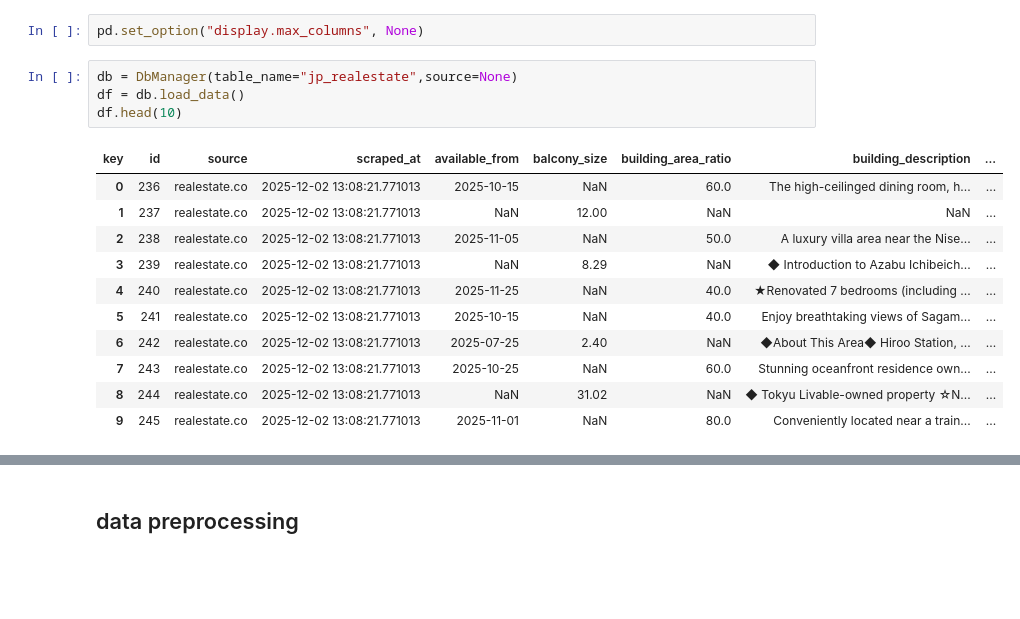
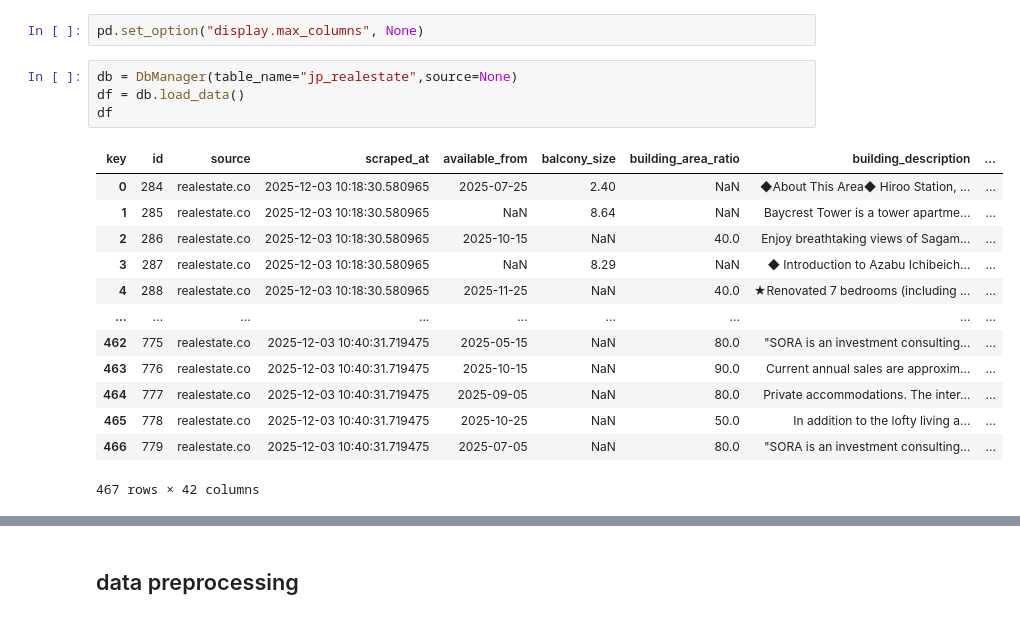
Before and after one commit to dav404-cmd/realestate_agent, a Jupyter notebook: ml_analysis/notebooks/protype_ml.ipynb, the cells around one changed output, grey strips where cells are left out. Cells and saved outputs as stored; diff of their text form; blank space fills up the shorter version.

```diff
--- a/ml_analysis/notebooks/protype_ml.ipynb
+++ b/ml_analysis/notebooks/protype_ml.ipynb
@@ -14,19 +14,21 @@ pd.set_option("display.max_columns", None)
 # %%
 db = DbManager(table_name="jp_realestate",source=None)
 df = db.load_data()
-df.head(10)
+df
 # %% [output]
 | key | id | source | scraped_at | available_from | balcony_size | building_area_ratio | building_description | ... |
-| 0 | 236 | realestate.co | 2025-12-02 13:08:21.771013 | 2025-10-15 | NaN | 60.0 | The high-ceilinged dining room, h... | ... |
-| 1 | 237 | realestate.co | 2025-12-02 13:08:21.771013 | NaN | 12.00 | NaN | NaN | ... |
-| 2 | 238 | realestate.co | 2025-12-02 13:08:21.771013 | 2025-11-05 | NaN | 50.0 | A luxury villa area near the Nise... | ... |
-| 3 | 239 | realestate.co | 2025-12-02 13:08:21.771013 | NaN | 8.29 | NaN | ◆ Introduction to Azabu Ichibeich... | ... |
-| 4 | 240 | realestate.co | 2025-12-02 13:08:21.771013 | 2025-11-25 | NaN | 40.0 | ★Renovated 7 bedrooms (including ... | ... |
-| 5 | 241 | realestate.co | 2025-12-02 13:08:21.771013 | 2025-10-15 | NaN | 40.0 | Enjoy breathtaking views of Sagam... | ... |
-| 6 | 242 | realestate.co | 2025-12-02 13:08:21.771013 | 2025-07-25 | 2.40 | NaN | ◆About This Area◆ Hiroo Station, ... | ... |
-| 7 | 243 | realestate.co | 2025-12-02 13:08:21.771013 | 2025-10-25 | NaN | 60.0 | Stunning oceanfront residence own... | ... |
-| 8 | 244 | realestate.co | 2025-12-02 13:08:21.771013 | NaN | 31.02 | NaN | ◆ Tokyu Livable-owned property ☆N... | ... |
-| 9 | 245 | realestate.co | 2025-12-02 13:08:21.771013 | 2025-11-01 | NaN | 80.0 | Conveniently located near a train... | ... |
+| 0 | 284 | realestate.co | 2025-12-03 10:18:30.580965 | 2025-07-25 | 2.40 | NaN | ◆About This Area◆ Hiroo Station, ... | ... |
+| 1 | 285 | realestate.co | 2025-12-03 10:18:30.580965 | NaN | 8.64 | NaN | Baycrest Tower is a tower apartme... | ... |
+| 2 | 286 | realestate.co | 2025-12-03 10:18:30.580965 | 2025-10-15 | NaN | 40.0 | Enjoy breathtaking views of Sagam... | ... |
+| 3 | 287 | realestate.co | 2025-12-03 10:18:30.580965 | NaN | 8.29 | NaN | ◆ Introduction to Azabu Ichibeich... | ... |
+| 4 | 288 | realestate.co | 2025-12-03 10:18:30.580965 | 2025-11-25 | NaN | 40.0 | ★Renovated 7 bedrooms (including ... | ... |
+| ... | ... | ... | ... | ... | ... | ... | ... | ... |
+| 462 | 775 | realestate.co | 2025-12-03 10:40:31.719475 | 2025-05-15 | NaN | 80.0 | "SORA is an investment consulting... | ... |
+| 463 | 776 | realestate.co | 2025-12-03 10:40:31.719475 | 2025-10-15 | NaN | 90.0 | Current annual sales are approxim... | ... |
+| 464 | 777 | realestate.co | 2025-12-03 10:40:31.719475 | 2025-09-05 | NaN | 80.0 | Private accommodations. The inter... | ... |
+| 465 | 778 | realestate.co | 2025-12-03 10:40:31.719475 | 2025-10-25 | NaN | 50.0 | In addition to the lofty living a... | ... |
+| 466 | 779 | realestate.co | 2025-12-03 10:40:31.719475 | 2025-07-05 | NaN | 80.0 | "SORA is an investment consulting... | ... |
+467 rows × 42 columns
 # %%
 df.info()
 # %% [output]
```
Also changed, not shown: parts of 9 cells of this notebook.
